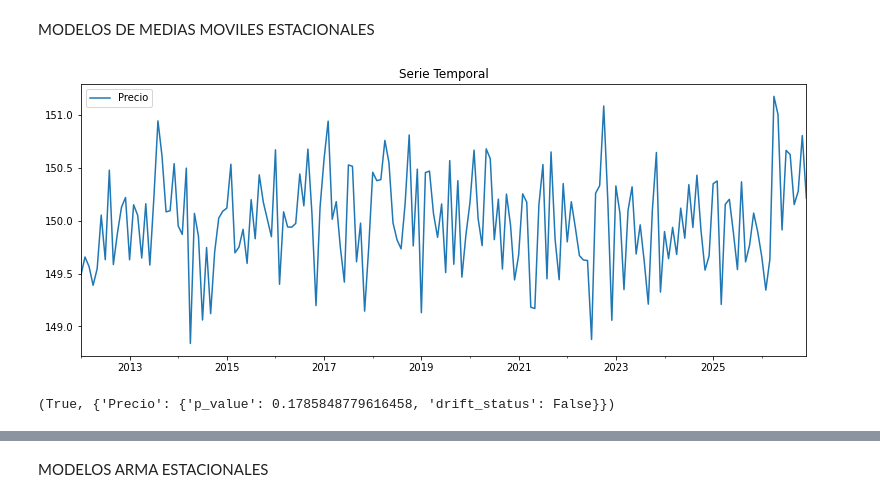
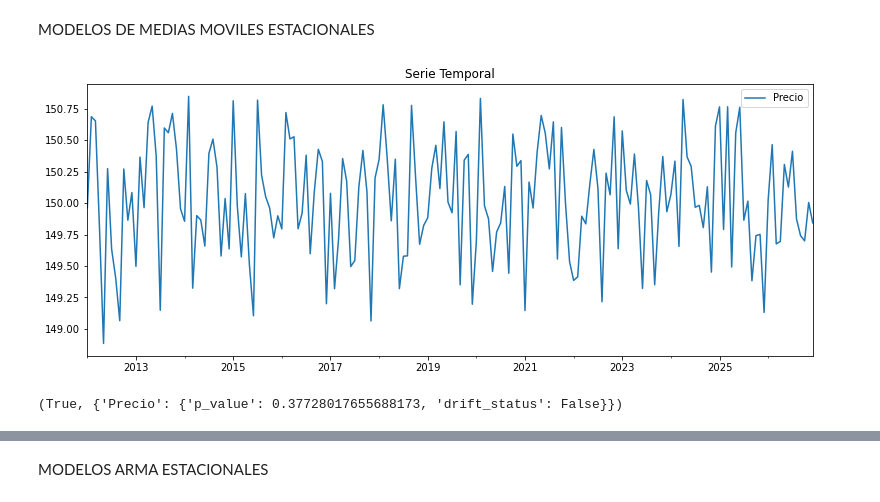
Before and after one commit to davidraamirez/drift-detection_data-augmentation, a Jupyter notebook: validacion/VAL_MODELOS.ipynb, the cells around one changed output, grey strips where cells are left out. Saved outputs shown, nothing was run; the diff lists cells and outputs as text; code cells hidden in the pictures.

```diff
--- a/validacion/VAL_MODELOS.ipynb
+++ b/validacion/VAL_MODELOS.ipynb
@@ -375,13 +375,13 @@ detect_dataset_drift_ks(df37[:156],df37[156:],threshold_ks)
 # %% [markdown]
 MODELOS DE MEDIAS MOVILES ESTACIONALES
 # %%
-df38 = crear_df_fin_ARMA(fecha1,fecha3,'M',['Precio'],150,0.5,12,teta=[0.03])
+df38 = crear_df_fin_ARMA(fecha1,fecha3,'M',['Precio'],150,0.5,6,teta=[0.03])
 # %% [output]
-[figure, old version]
+[figure, new version]
 # %%
 detect_dataset_drift_ks(df38[:144],df38[144:],threshold_ks)
 # %% [output]
-(True, {'Precio': {'p_value': 0.1785848779616458, 'drift_status': False}})
+(True, {'Precio': {'p_value': 0.37728017655688173, 'drift_status': False}})
 # %%
 df39 = crear_df_periodos_ARMA(fecha1,180,'M',['Precio'],150,2.5,12,teta=[0.3])
 # %% [output]
```
Also changed, not shown: parts of 228 cells of this notebook.
